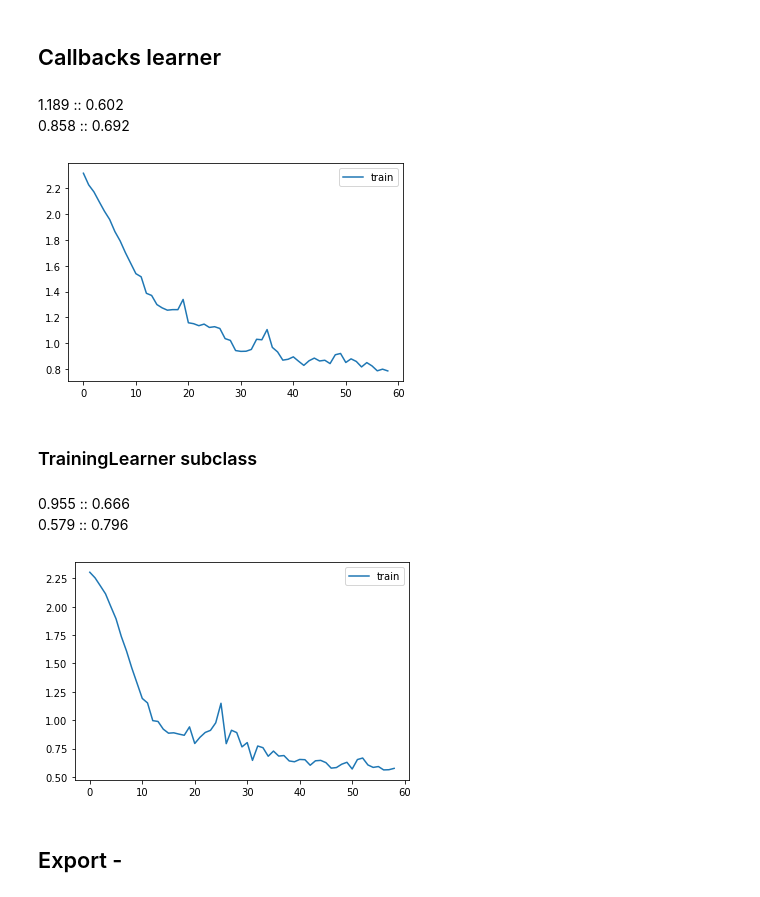
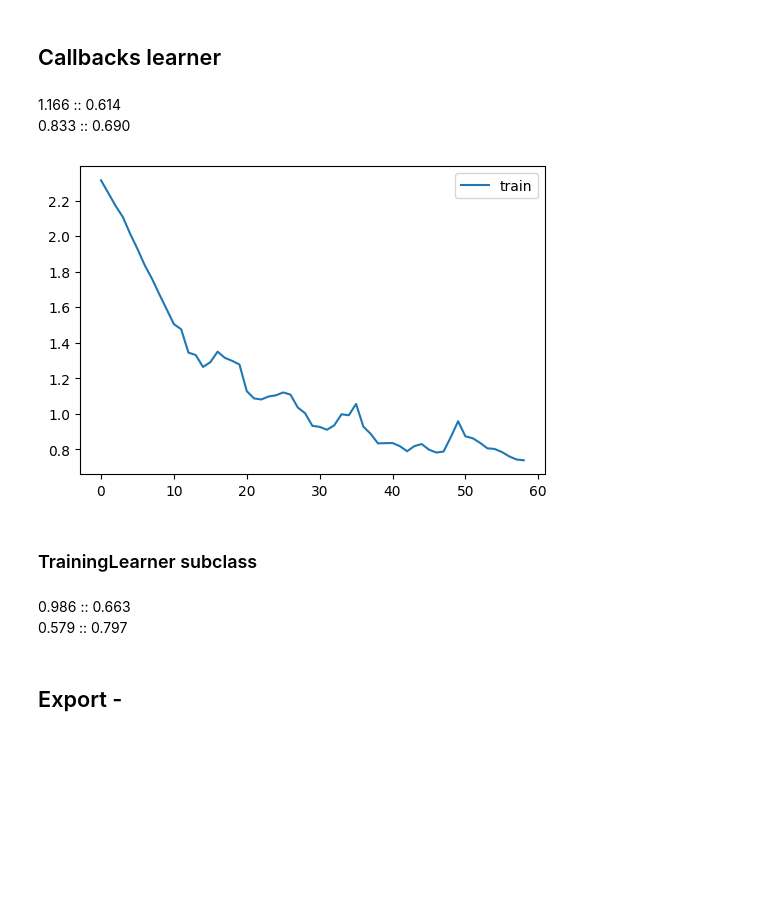
Before and after one commit to fastai/course22p2, a Jupyter notebook: nbs/07_learner.ipynb, the cells around one changed output. Saved outputs shown, nothing was run; the diff lists cells and outputs as text; code cells hidden in the pictures; blank space fills up the shorter version.

Commit message:
plot arg for progress callback

```diff
--- a/nbs/07_learner.ipynb
+++ b/nbs/07_learner.ipynb
@@ -250,6 +250,7 @@ class MetricsCB(Callback):
 #|export
 class ProgressCB(Callback):
     order=MetricsCB.order+1
+    def __init__(self, plot=False): self.plot = plot
     def before_fit(self):
         self.learn.epochs = self.mbar = master_bar(self.learn.epochs)
         if hasattr(self.learn, 'metrics'): self.learn.metrics.log = self._log
@@ -258,20 +259,20 @@ class ProgressCB(Callback):
     def before_epoch(self): self.learn.dl = progress_bar(self.learn.dl, leave=False, parent=self.mbar)
     def after_batch(self):
         self.learn.dl.comment = f'{self.learn.loss:.3f}'
-        if hasattr(self.learn, 'metrics') and self.learn.model.training:
+        if self.plot and hasattr(self.learn, 'metrics') and self.learn.model.training:
             self.losses.append(self.learn.metrics.loss_m.last.item())
             self.mbar.update_graph([[list(range(len(self.losses))), self.losses]])
 # %%
 m,nh = 28*28,50
 model = nn.Sequential(nn.Linear(m,nh), nn.ReLU(), nn.Linear(nh,10))
 # %%
-cbs = [TrainCB(), CudaCB(), MetricsCB(Accuracy()), ProgressCB()]
+cbs = [TrainCB(), CudaCB(), MetricsCB(Accuracy()), ProgressCB(plot=True)]
 learn = Learner(model, dls, F.cross_entropy, lr=0.2, cbs=cbs)
 learn.fit(1)
 # %% [output]
-1.189 :: 0.602
-0.858 :: 0.692
+1.166 :: 0.614
+0.833 :: 0.690
-[figure, old version]
+[figure, new version]
 # %% [markdown]
 ### TrainingLearner subclass
 # %%
@@ -291,9 +292,8 @@ model = nn.Sequential(nn.Linear(m,nh), nn.ReLU(), nn.Linear(nh,10))
 learn = MomentumLearner(model, dls, F.cross_entropy, lr=0.1, cbs=cbs)
 learn.fit(1)
 # %% [output]
-0.955 :: 0.666
-0.579 :: 0.796
+0.986 :: 0.663
+0.579 :: 0.797
-[figure, removed]
 # %% [markdown]
 ## Export -
 # %%
```
Also changed, not shown: parts of 1 cell of this notebook, 3 other files.
